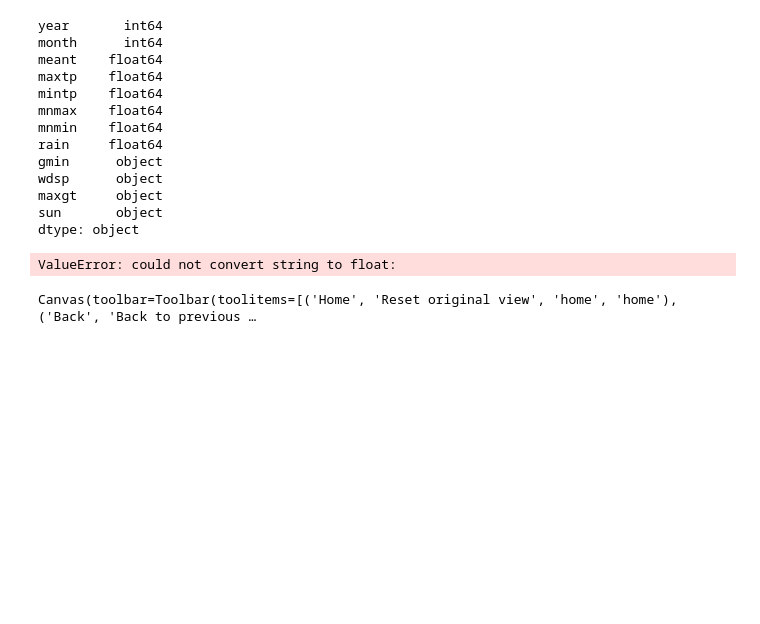
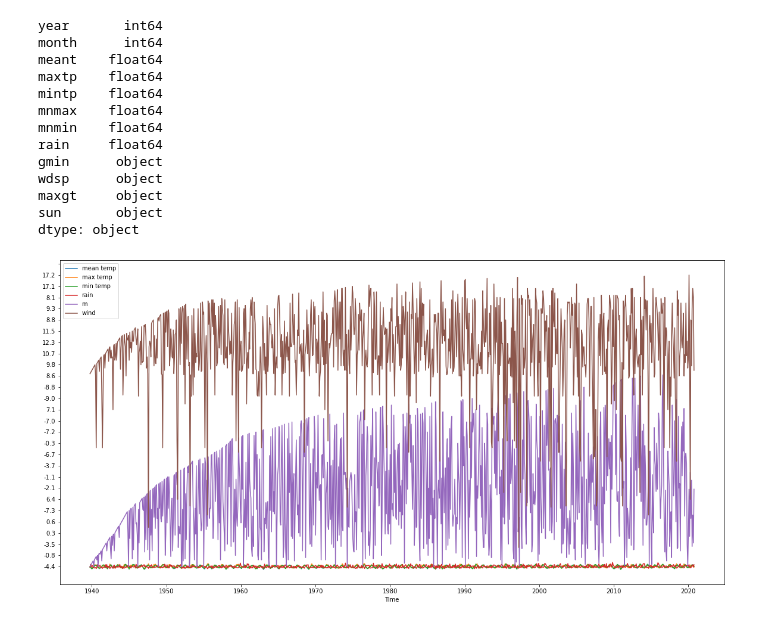
Before and after one commit to Josefa4/Weather, a Jupyter notebook: Weather Patterns.ipynb, the cells around one changed output. Drawn from its saved outputs; the diff is of its cells as text; code cells hidden in the pictures; blank space fills up the shorter version.

```diff
--- a/Weather Patterns.ipynb
+++ b/Weather Patterns.ipynb
@@ -1,13 +1,16 @@
 # %%
 import pandas as pd
 import numpy as np
+import matplotlib.pyplot as plt
+import datetime
+
 
 #download data, organize into arrays
 
 df = pd.read_csv("mly2275.csv", comment='#')
 #print(df.head())
 print(df.dtypes) #some of our columns came out as 'object' (string)
-df['gmin'] = df['gmin'].astype(float)
+pd.to_numeric(df.gmin, errors='ignore')
 y1=df.iloc[:, 0]
 y2=df.iloc[:, 1]
 
@@ -26,60 +29,54 @@ X6=df.iloc[:, 7]
 X7=df.iloc[:, 8] # for some reason, this column seems to be stored as strings, so convert that
 X8=df.iloc[:, 9]
 X9=df.iloc[:, 10]
 X10=df.iloc[:, 11]
 X=np.column_stack((X1, X2, X3, X4, X5, X6, X7, X8, X9, X10))
 #normalize the data
 X1 = np.divide((X1-X1.mean()), np.std(X1))
 X2 = np.divide((X2-X2.mean()), np.std(X2))
 X3 = np.divide((X3-X3.mean()), np.std(X3))
 X4 = np.divide((X4-X4.mean()), np.std(X4))
 X5 = np.divide((X5-X5.mean()), np.std(X5))
 X6 = np.divide((X6-X6.mean()), np.std(X6))
 #X7 = np.divide((X7-X7.mean()), np.std(X7))
 #X8 = np.divide((X8-X8.mean()), np.std(X8))
 #X9 = np.divide((X9-X9.mean()), np.std(X9))
 #X10 = np.divide((X10-X10.mean()), np.std(X10))
+
+#visualise data
+
+#timeline
+
+f=plt.figure()
+f.set_figwidth(20)
+f.set_figheight(10)
+plt.xlabel('Time')
+plt.yticks(np.arange(0, 300, 10))
+plt.yticks()
+plt.plot(y, X1, label='mean temp')
+plt.plot(y, X2, label='max temp')
+plt.plot(y, X3, label='min temp')
+#plt.plot(y, X4)
+#plt.plot(y, X5)
+plt.plot(y, X6, label='rain')
+plt.plot(y, X7, label='m')
+plt.plot(y, X8, label='wind')
+#plt.plot(y, X9)
+#plt.plot(y, X10, label='sun') #note that sun data disappears around 2010 - 2015
+plt.legend()
+plt.show()
 # %% [output]
 year       int64
 month      int64
 meant    float64
 maxtp    float64
 mintp    float64
 mnmax    float64
 mnmin    float64
 rain     float64
 gmin      object
 wdsp      object
 maxgt     object
 sun       object
 dtype: object
-ValueError: could not convert string to float:
+[figure, added]
-# %%
-import matplotlib.pyplot as plt
-import datetime
-%matplotlib widget
-
-#visualise data
-
-#timeline
-
-f=plt.figure()
-f.set_figwidth(20)
-f.set_figheight(10)
-plt.xlabel('Time')
-plt.yticks(np.arange(0, 300, 10))
-plt.yticks()
-plt.plot(y, X1, label='mean temp')
-plt.plot(y, X2, label='max temp')
-plt.plot(y, X3, label='min temp')
-#plt.plot(y, X4)
-#plt.plot(y, X5)
-plt.plot(y, X6, label='rain')
-#plt.plot(y, X7)
-plt.plot(y, X8, label='wind')
-#plt.plot(y, X9)
-#plt.plot(y, X10, label='sun') #note that sun data disappears around 2010 - 2015
-plt.legend()
-plt.show()
-# %% [output]
-Canvas(toolbar=Toolbar(toolitems=[('Home', 'Reset original view', 'home', 'home'), ('Back', 'Back to previous …
```
Also changed, not shown: parts of 1 cell of this notebook.
